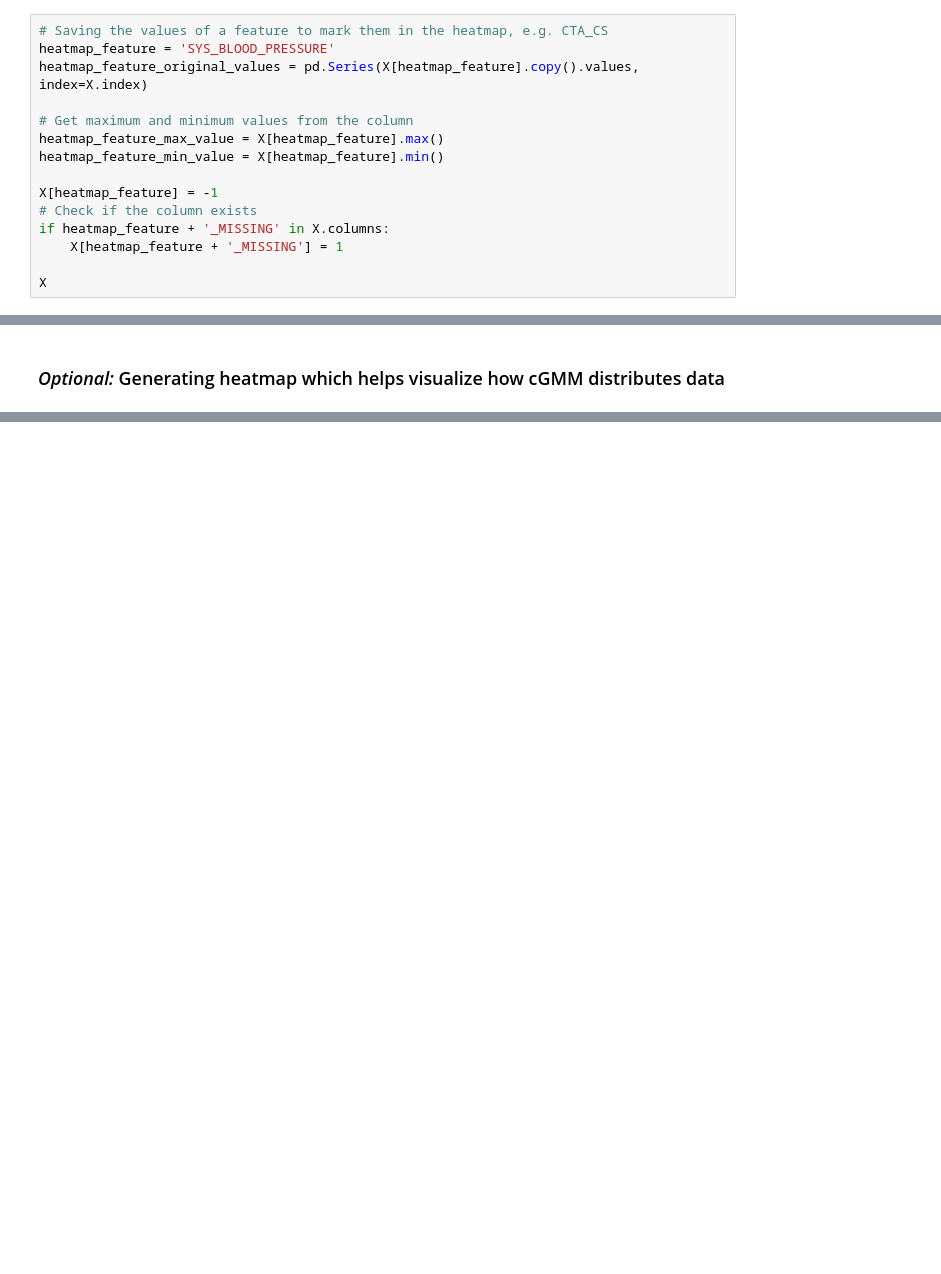
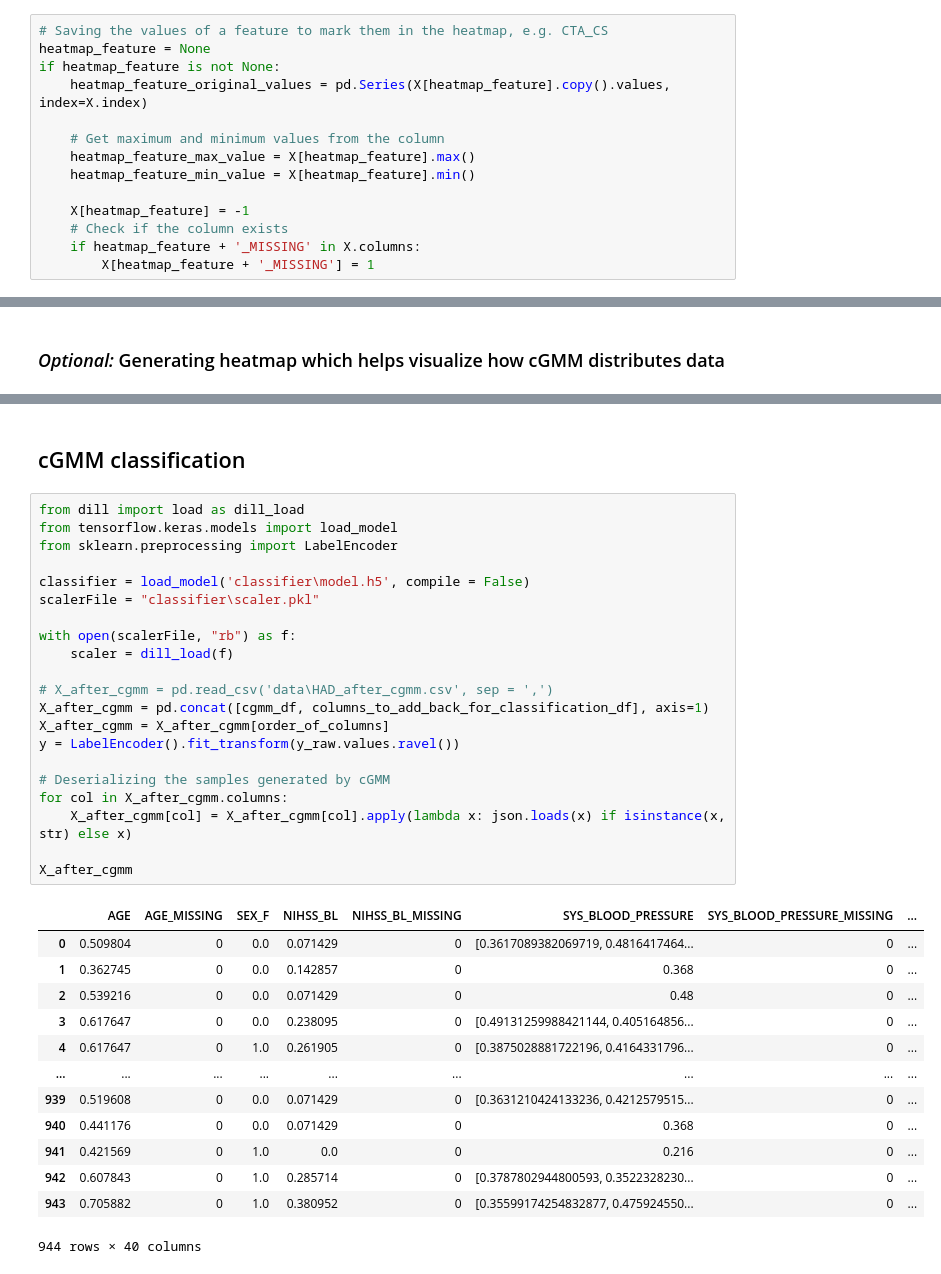
Before and after one commit to POskar/GenerativeMLForPrecisionMedicine, a Jupyter notebook: with_missingness.ipynb, the cells around one changed output, grey strips where cells are left out. Drawn from its saved outputs; the diff is of its cells as text; blank space fills up the shorter version.

```diff
--- a/with_missingness.ipynb
+++ b/with_missingness.ipynb
@@ -115,19 +159,18 @@ gmm.fit(imputer_df)
 ### *Optional:* Can set all the values of a specific feature to -1 for the purpose of displaying it's distribution on the heatmap below
 # %%
 # Saving the values of a feature to mark them in the heatmap, e.g. CTA_CS
-heatmap_feature = 'SYS_BLOOD_PRESSURE'
-heatmap_feature_original_values = pd.Series(X[heatmap_feature].copy().values, index=X.index)
+heatmap_feature = None
+if heatmap_feature is not None:
+    heatmap_feature_original_values = pd.Series(X[heatmap_feature].copy().values, index=X.index)
 
-# Get maximum and minimum values from the column
-heatmap_feature_max_value = X[heatmap_feature].max()
-heatmap_feature_min_value = X[heatmap_feature].min()
+    # Get maximum and minimum values from the column
+    heatmap_feature_max_value = X[heatmap_feature].max()
+    heatmap_feature_min_value = X[heatmap_feature].min()
 
-X[heatmap_feature] = -1
-# Check if the column exists
-if heatmap_feature + '_MISSING' in X.columns:
-    X[heatmap_feature + '_MISSING'] = 1
-
-X
+    X[heatmap_feature] = -1
+    # Check if the column exists
+    if heatmap_feature + '_MISSING' in X.columns:
+        X[heatmap_feature + '_MISSING'] = 1
 # %% [markdown]
 ## Generating samples of missing values using conditional GMM
 # %%
@@ -369,0 +442,37 @@ plt.show()
+# %% [markdown]
+## cGMM classification
+# %%
+from dill import load as dill_load
+from tensorflow.keras.models import load_model
+from sklearn.preprocessing import LabelEncoder
+
+classifier = load_model('classifier\model.h5', compile = False)
+scalerFile = "classifier\scaler.pkl"
+
+with open(scalerFile, "rb") as f:
+    scaler = dill_load(f)
+
+# X_after_cgmm = pd.read_csv('data\HAD_after_cgmm.csv', sep = ',')
+X_after_cgmm = pd.concat([cgmm_df, columns_to_add_back_for_classification_df], axis=1)
+X_after_cgmm = X_after_cgmm[order_of_columns]
+y = LabelEncoder().fit_transform(y_raw.values.ravel())
+
+# Deserializing the samples generated by cGMM
+for col in X_after_cgmm.columns:
+    X_after_cgmm[col] = X_after_cgmm[col].apply(lambda x: json.loads(x) if isinstance(x, str) else x)
+
+X_after_cgmm
+# %% [output]
+|  | AGE | AGE_MISSING | SEX_F | NIHSS_BL | NIHSS_BL_MISSING | SYS_BLOOD_PRESSURE | SYS_BLOOD_PRESSURE_MISSING | ... |
+| 0 | 0.509804 | 0 | 0.0 | 0.071429 | 0 | [0.3617089382069719, 0.4816417464... | 0 | ... |
+| 1 | 0.362745 | 0 | 0.0 | 0.142857 | 0 | 0.368 | 0 | ... |
+| 2 | 0.539216 | 0 | 0.0 | 0.071429 | 0 | 0.48 | 0 | ... |
+| 3 | 0.617647 | 0 | 0.0 | 0.238095 | 0 | [0.49131259988421144, 0.405164856... | 0 | ... |
+| 4 | 0.617647 | 0 | 1.0 | 0.261905 | 0 | [0.3875028881722196, 0.4164331796... | 0 | ... |
+| ... | ... | ... | ... | ... | ... | ... | ... | ... |
+| 939 | 0.519608 | 0 | 0.0 | 0.071429 | 0 | [0.3631210424133236, 0.4212579515... | 0 | ... |
+| 940 | 0.441176 | 0 | 0.0 | 0.071429 | 0 | 0.368 | 0 | ... |
+| 941 | 0.421569 | 0 | 1.0 | 0.0 | 0 | 0.216 | 0 | ... |
+| 942 | 0.607843 | 0 | 1.0 | 0.285714 | 0 | [0.3787802944800593, 0.3522328230... | 0 | ... |
+| 943 | 0.705882 | 0 | 1.0 | 0.380952 | 0 | [0.35599174254832877, 0.475924550... | 0 | ... |
+944 rows × 40 columns
```
Also changed, not shown: parts of 14 cells of this notebook, 5 other files.
